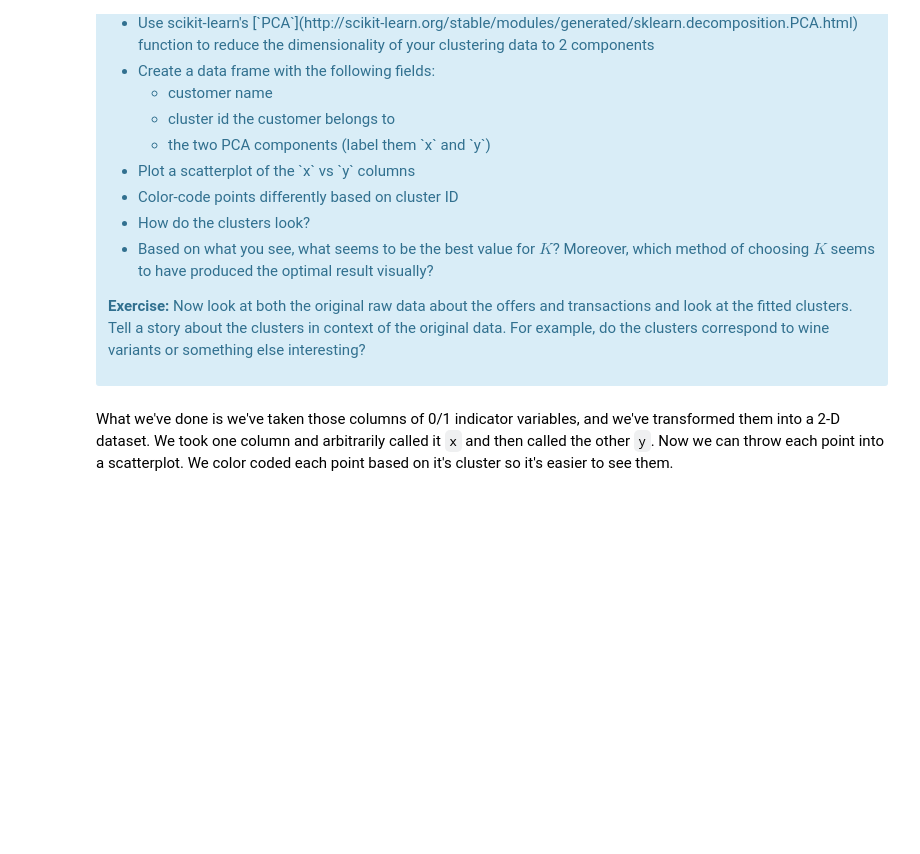
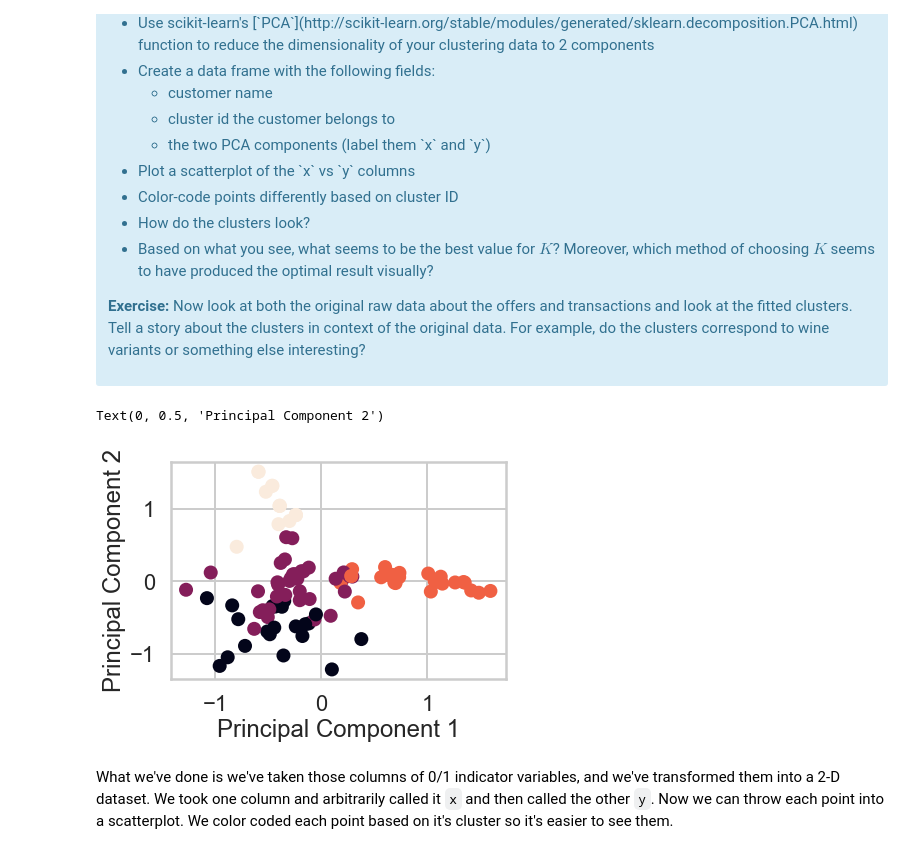
Before and after one commit to scosam/SpringBoard, a Jupyter notebook: Clustering Case Study/Clustering Case Study - Customer Segmentation with K-Means - Tier 3.ipynb, the cells around one changed output. Drawn from its saved outputs; the diff is of its cells as text; code cells hidden in the pictures; blank space fills up the shorter version.

Commit message:
final push for cluster case

```diff
--- a/Clustering Case Study/Clustering Case Study - Customer Segmentation with K-Means - Tier 3.ipynb
+++ b/Clustering Case Study/Clustering Case Study - Customer Segmentation with K-Means - Tier 3.ipynb
@@ -341,3 +340,27 @@ This is only one use of PCA for dimension reduction. We can also use PCA when we
+# %%
+#your turn
+from sklearn.decomposition import PCA
+
+k_best = 4 #optimal number of clusters based on silhouette analysis
+clusters = sklearn.cluster.KMeans(n_clusters=k_best, random_state=15).fit(x_cols) #fit a kmeans model based on the best k
+# Call a fit_predict() on X
+fit_clusters = clusters.predict(x_cols) #determine which cluster each
+
+pca = PCA(n_components=2)
+comps = pd.DataFrame(pca.fit_transform(x_cols))
+
+pca_df = pd.concat([pd.Series(pivot.index), pd.Series(fit_clusters), comps], axis=1)
+pca_df.columns = ['customer_name', 'cluster_id', 'x', 'y']
+
+plt.scatter(pca_df['x'], pca_df['y'], c=pca_df['cluster_id'])
+plt.xlabel('Principal Component 1')
+plt.ylabel('Principal Component 2')
+
+#The clusters are ok, but there is some overlap between the black and purple
+#looks like there might be 2 or 3 clusters instead of 4
+# %% [output]
+Text(0, 0.5, 'Principal Component 2')
+[figure, added]
 # %% [markdown]
 What we've done is we've taken those columns of 0/1 indicator variables, and we've transformed them into a 2-D dataset. We took one column and arbitrarily called it `x` and then called the other `y`. Now we can throw each point into a scatterplot. We color coded each point based on it's cluster so it's easier to see them.
 # %% [markdown]
```
Also changed, not shown: parts of 8 cells of this notebook.
